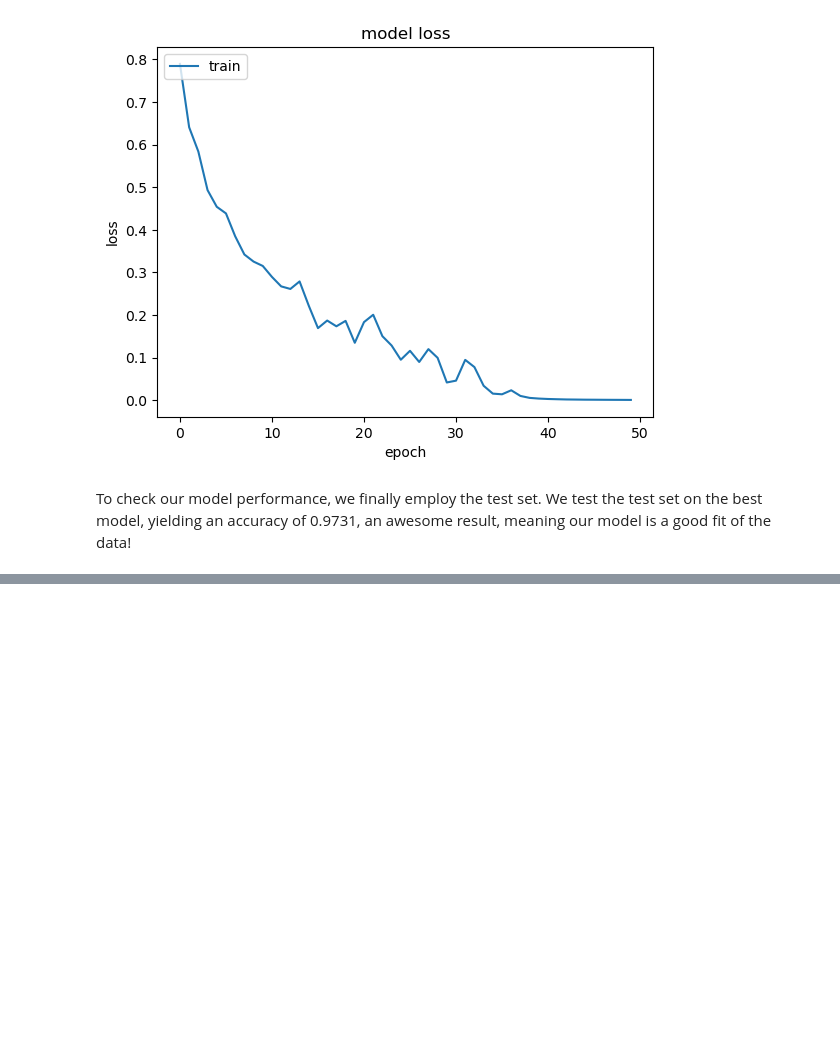
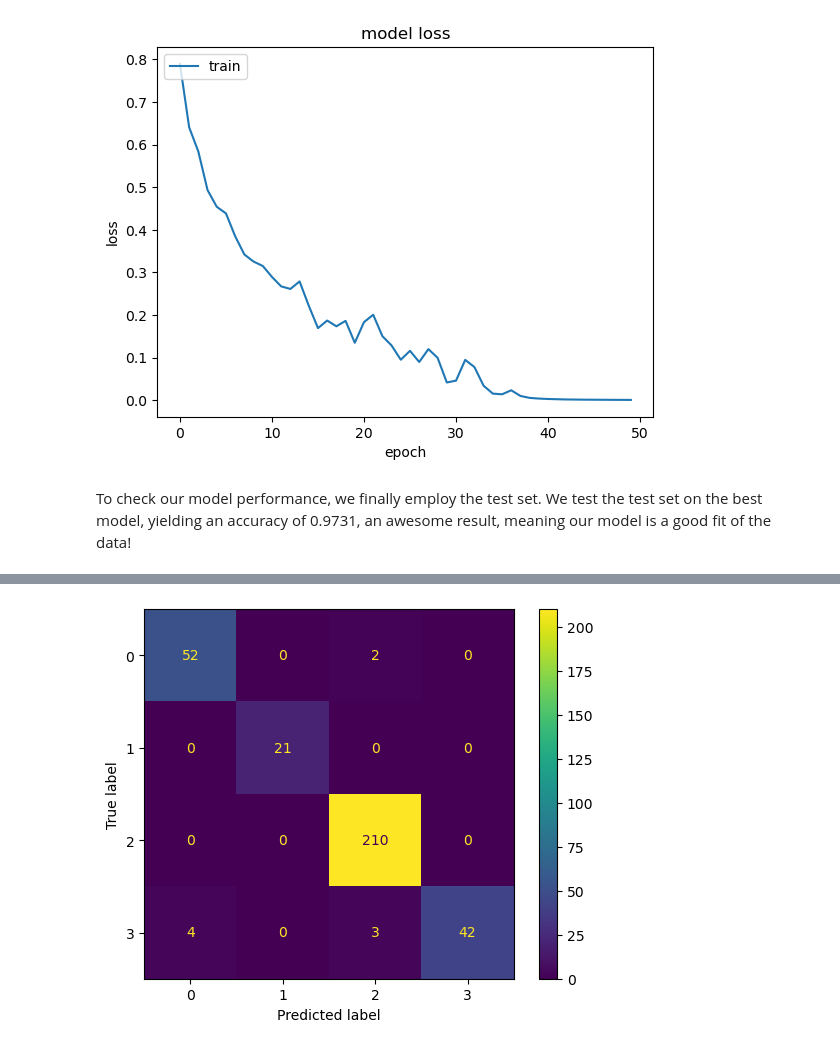
Before and after one commit to Nishanth-Kunchala/Hack_AI_2024, a Jupyter notebook: Project.ipynb, the cells around one changed output, grey strips where cells are left out. Saved outputs shown, nothing was run; the diff lists cells and outputs as text; code cells hidden in the pictures; blank space fills up the shorter version.

Commit message:
Confusion Matrix in Project

```diff
--- a/Project.ipynb
+++ b/Project.ipynb
@@ -199 +199,14 @@ best_model.evaluate(ds_test.batch(1))
 [0.07689814269542694, 0.9730538725852966]
+# %%
+from sklearn import metrics
+
+predictions = best_model.predict(ds_test.batch(1))
+predictions = [np.argmax(predictions[_]) for _ in range(predictions.shape[0])]
+
+confusion_matrix = metrics.confusion_matrix(test_labels, predictions)
+confusion_matrix_display = metrics.ConfusionMatrixDisplay(confusion_matrix=confusion_matrix, display_labels=[0, 1, 2, 3])
+
+confusion_matrix_display.plot()
+plt.savefig('confusion_matrix.png')
+plt.show()
+# %% [output]
@@ -199,0 +214 @@ best_model.evaluate(ds_test.batch(1))
+[figure, added]
```
Also changed, not shown: parts of 2 cells of this notebook.
